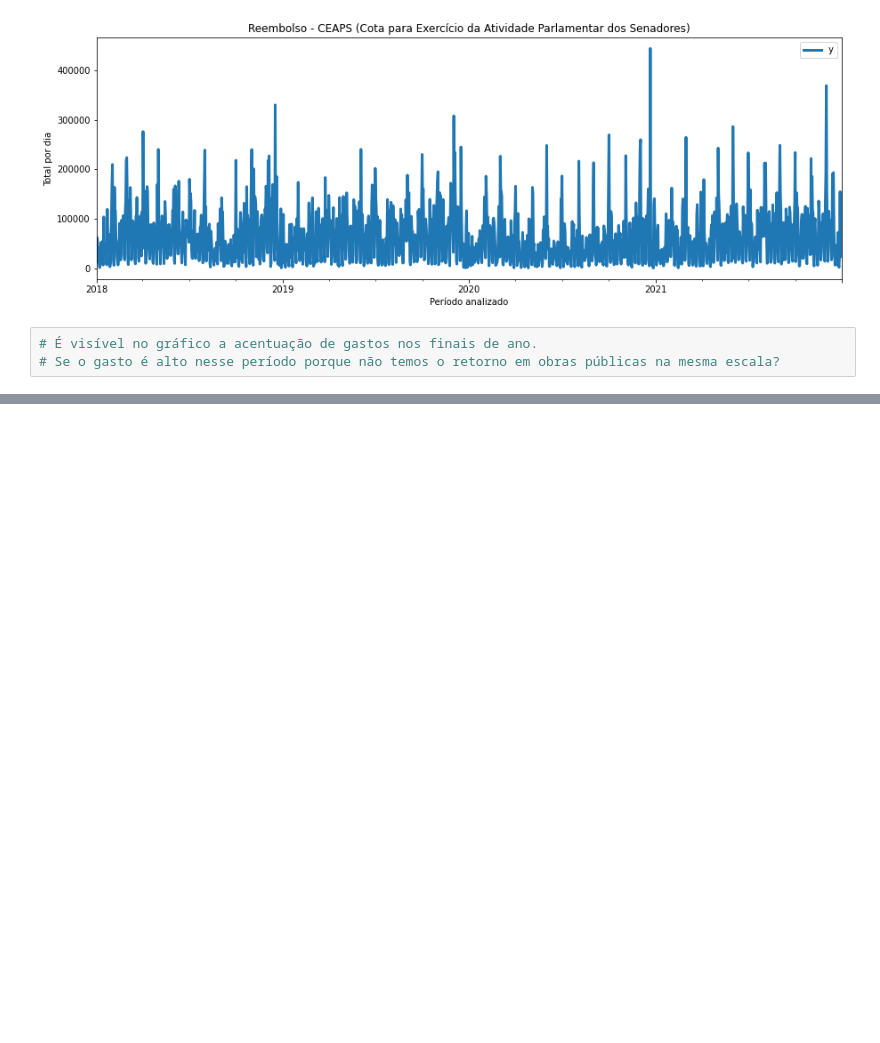
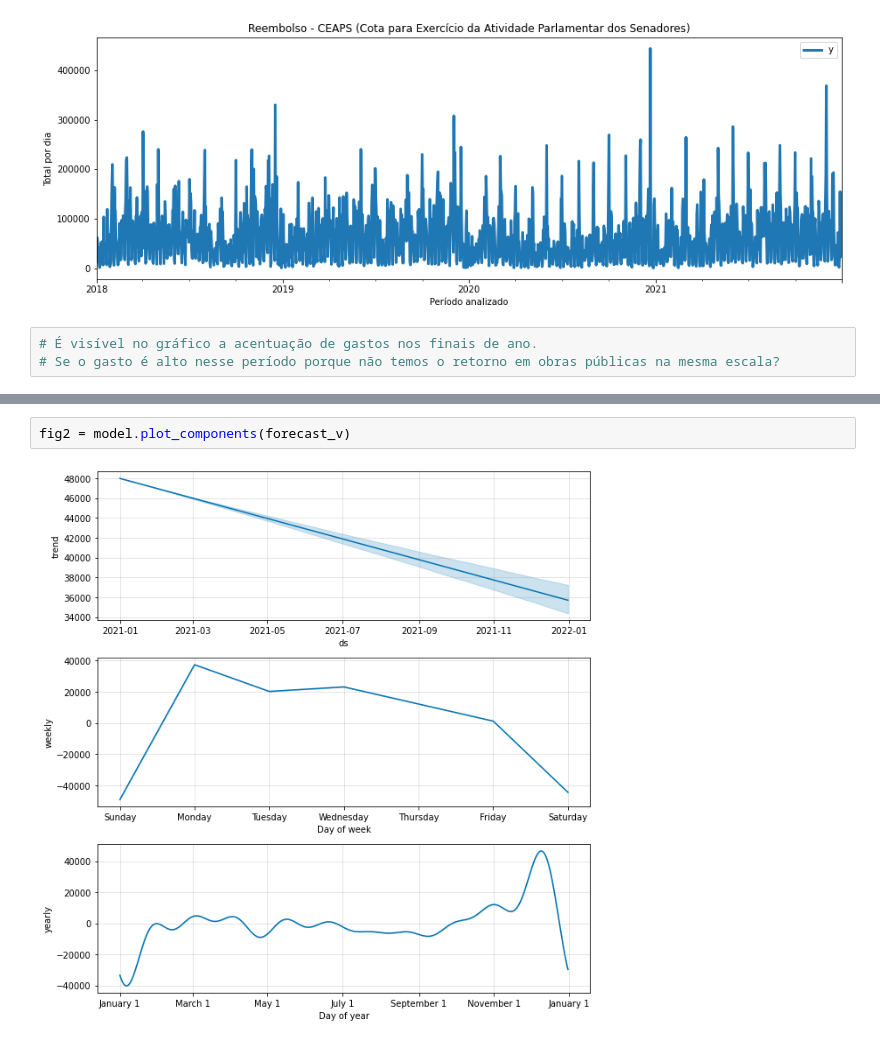
Before and after one commit to geanclm/7DaysOfCode, a Jupyter notebook: Despesas_CEAPS_2022_csv_Prophet.ipynb, the cells around one changed output, grey strips where cells are left out. Cells and saved outputs as stored; diff of their text form; blank space fills up the shorter version.

```diff
--- a/Despesas_CEAPS_2022_csv_Prophet.ipynb
+++ b/Despesas_CEAPS_2022_csv_Prophet.ipynb
@@ -117,0 +275,4 @@ validation = df_ds_y[(df_ds_y['ds'].dt.year == 2021)] # dados para teste
+# %%
+fig2 = model.plot_components(forecast_v)
+# %% [output]
+[figure, added]
```
Also changed, not shown: parts of 28 cells of this notebook, 25 other files.
